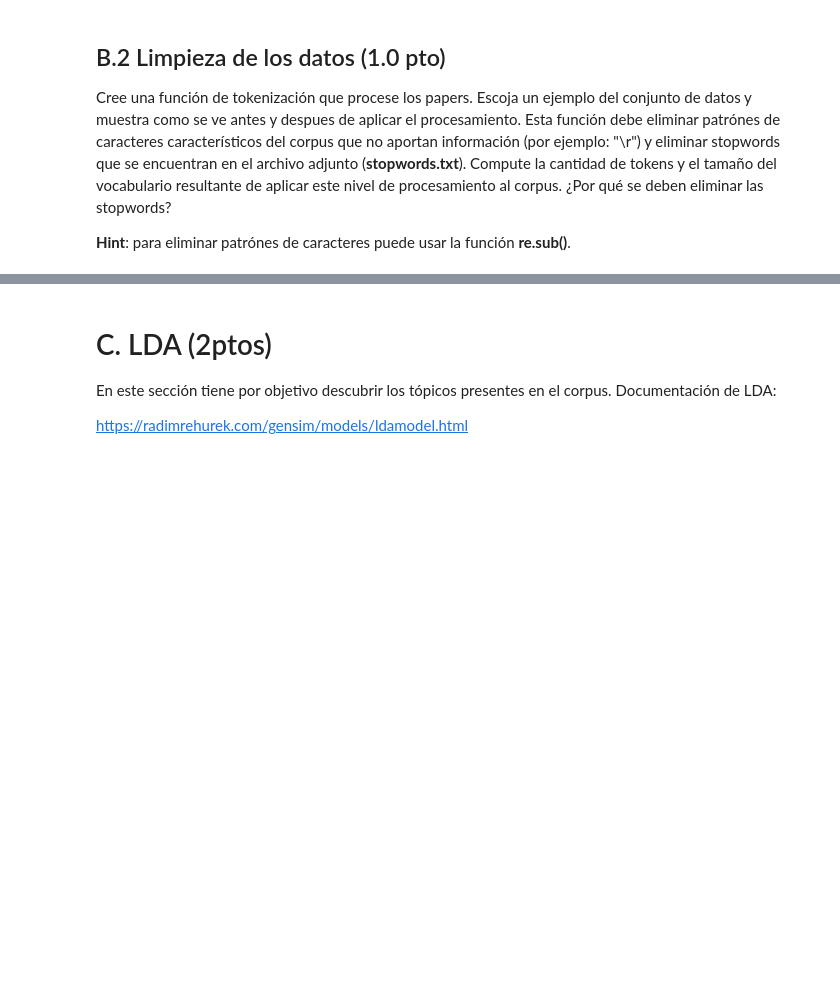
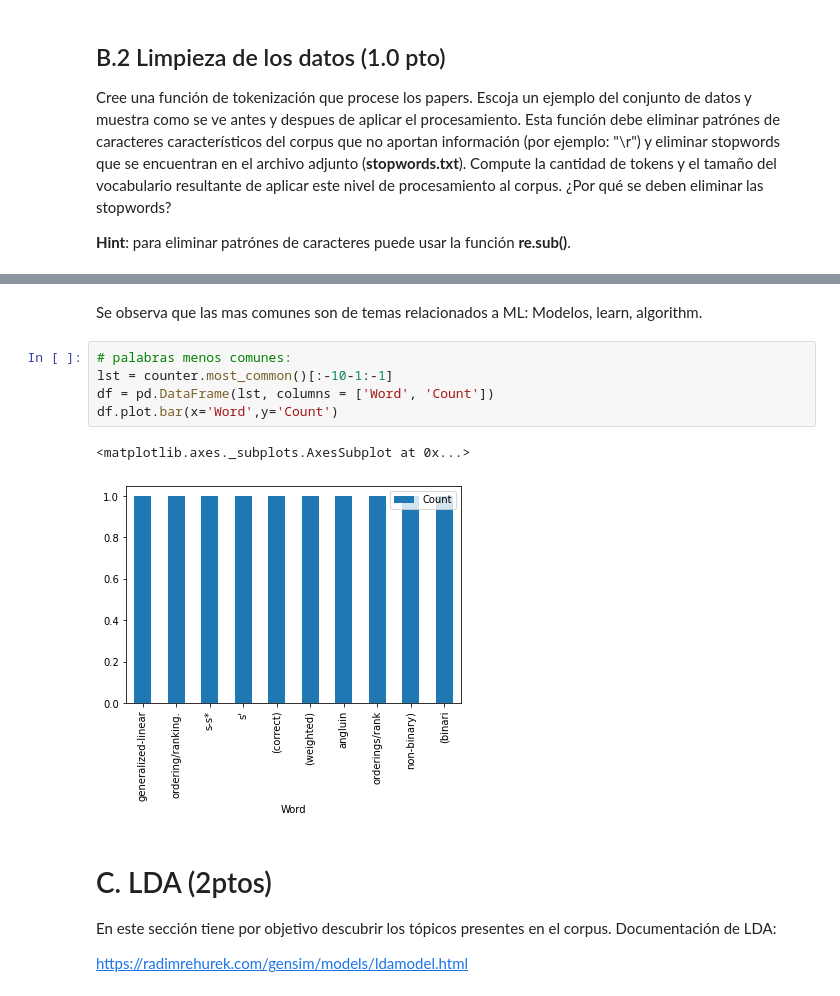
Before and after one commit to Diego-II/Labs-DataMining, a Jupyter notebook: LAB6/Laboratorio_TextMining.ipynb, the cells around one changed output, grey strips where cells are left out. Cells and saved outputs as stored; diff of their text form; blank space fills up the shorter version.

```diff
--- a/LAB6/Laboratorio_TextMining.ipynb
+++ b/LAB6/Laboratorio_TextMining.ipynb
@@ -71,3 +243,13 @@ Realice un postprocesamietno del corpus que sirva para reducir aún más el voca
+# %% [markdown]
+Se observa que las mas comunes son de temas relacionados a ML: Modelos, learn, algorithm.
+# %%
+# palabras menos comunes:
+lst = counter.most_common()[:-10-1:-1]
+df = pd.DataFrame(lst, columns = ['Word', 'Count'])
+df.plot.bar(x='Word',y='Count')
+# %% [output]
+<matplotlib.axes._subplots.AxesSubplot at 0x...>
+[figure, added]
 # %% [markdown]
 # C. LDA (2ptos)
 
```
Also changed, not shown: parts of 37 cells of this notebook.
